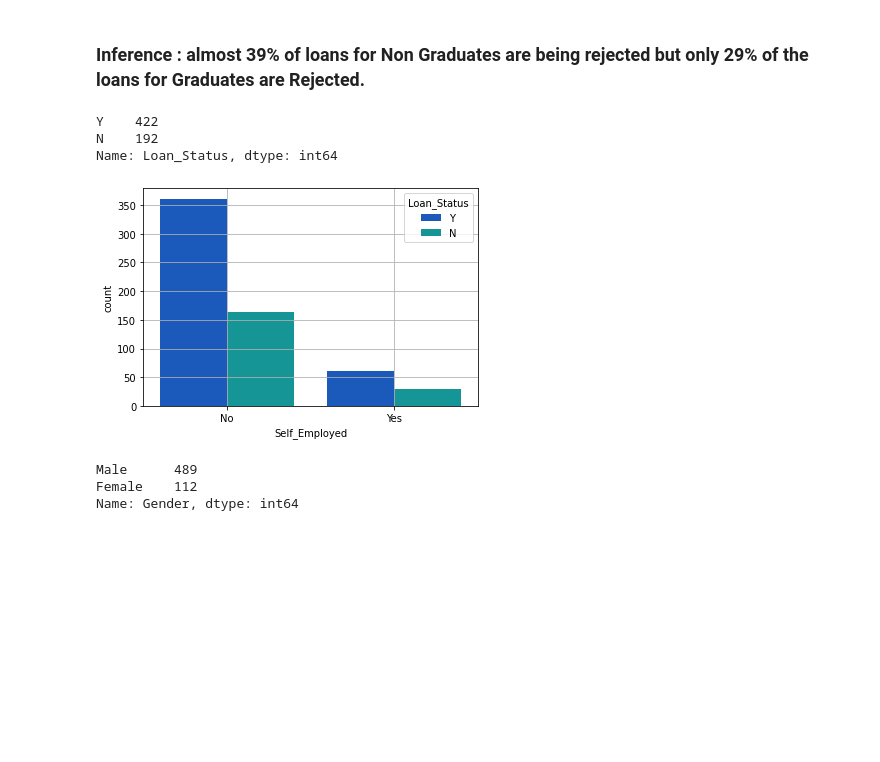
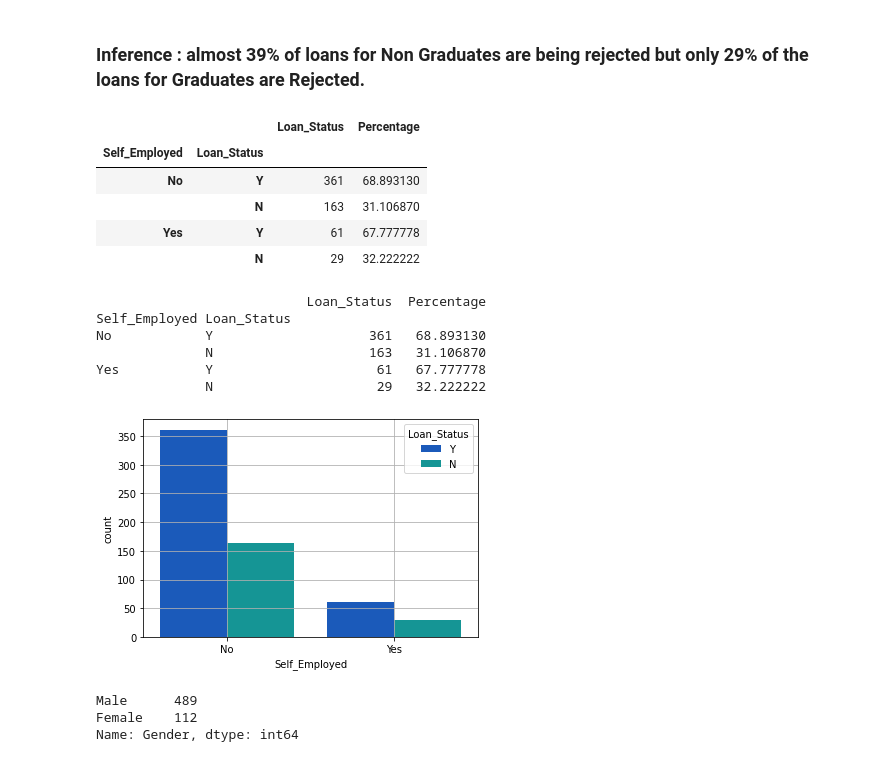
Before and after one commit to SharanDHONI/Loan-Apprval-prediction-AnalyticsVidhya, a Jupyter notebook: Loan.ipynb, the cells around one changed output. Cells and saved outputs as stored; diff of their text form; code cells hidden in the pictures; blank space fills up the shorter version.

```diff
--- a/Loan.ipynb
+++ b/Loan.ipynb
@@ -365,17 +365,35 @@ Not Graduate Y                     82   61.194030
 [figure]
 # %% [markdown]
 ### Inference : almost 39% of loans for Non Graduates are being rejected but only 29% of the loans for Graduates are Rejected.
+# %%
+self_ls = pd.DataFrame(df.Loan_Status.groupby(df.Self_Employed).value_counts(normalize=False))
+# %%
+pr = self_ls['Loan_Status']
+# %%
+self_ls['Percentage'] = pr*100
+# %%
+self_ls
+# %% [output]
+|  |  | Loan_Status | Percentage |
+| Self_Employed | Loan_Status |  |  |
+| No | Y | 361 | 68.893130 |
+|  | N | 163 | 31.106870 |
+| Yes | Y | 61 | 67.777778 |
+|  | N | 29 | 32.222222 |
 # %%
 ## count of loan status with hue Self_Employed
 sns.countplot(df.Self_Employed,palette='winter',hue=df.Loan_Status)
 plt.grid()
-print('\n')
-print(df.Loan_Status.value_counts(),'\n')
+print('\n\n')
+print(self_ls,'\n')
 plt.show()
 # %% [output]
-Y    422
-N    192
-Name: Loan_Status, dtype: int64
+                           Loan_Status  Percentage
+Self_Employed Loan_Status
+No            Y                    361   68.893130
+              N                    163   31.106870
+Yes           Y                     61   67.777778
+              N                     29   32.222222
 [figure]
 # %%
 ## count of loan status with hue dependents
```
